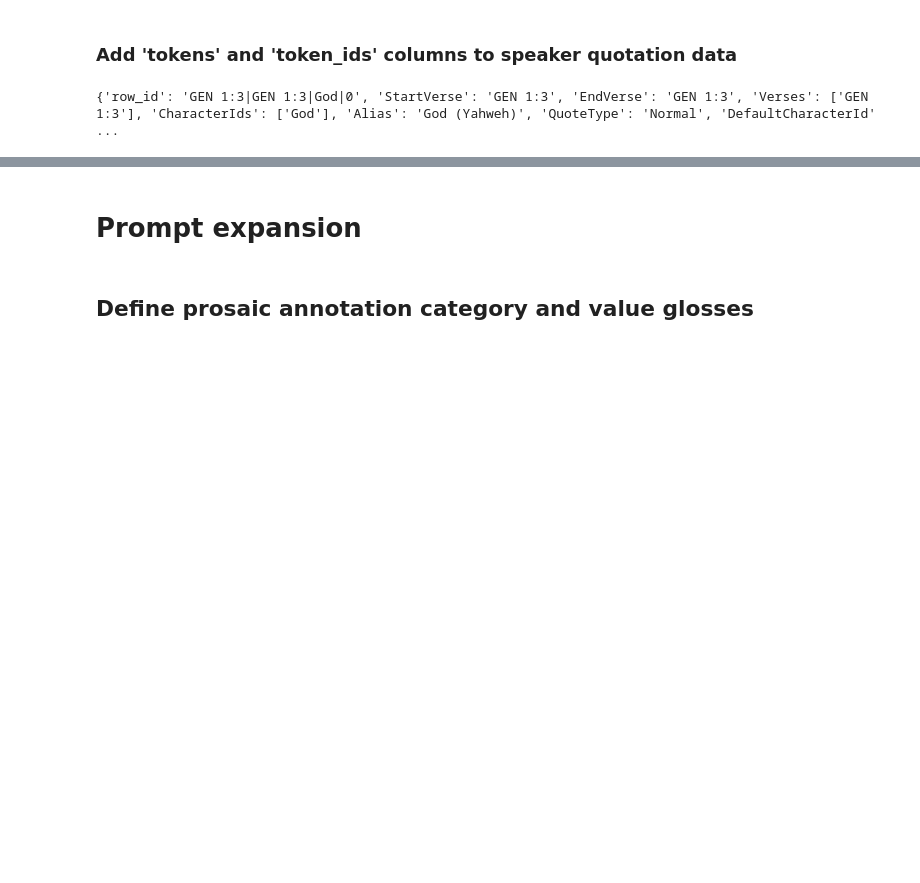
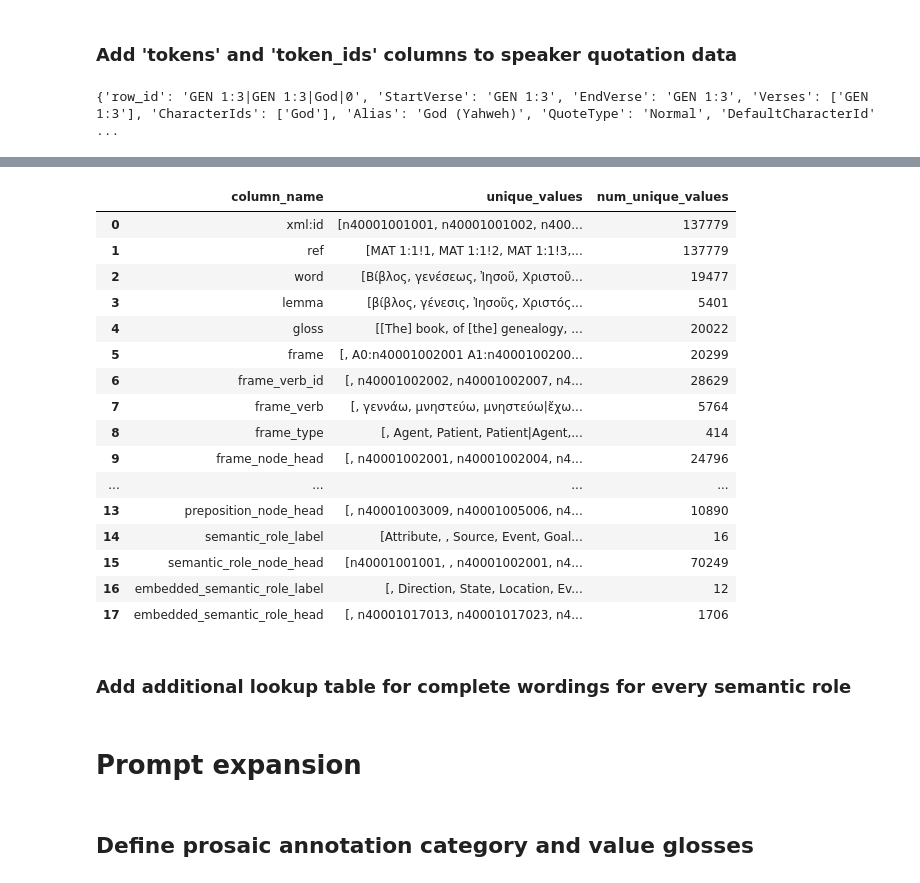
Before and after one commit to ryderwishart/biblical-machine-learning, a Jupyter notebook: gpt-inferences/prompt-expansion.ipynb, the cells around one changed output, grey strips where cells are left out. Drawn from its saved outputs; the diff is of its cells as text; code cells hidden in the pictures; blank space fills up the shorter version.

Commit message:
Add more data types for expansion

```diff
--- a/gpt-inferences/prompt-expansion.ipynb
+++ b/gpt-inferences/prompt-expansion.ipynb
@@ -178,0 +185,6 @@ print(expanded_speaker_data.iloc[0].to_dict())
+# %%
+# Create a dataframe from 'word_level_semantic_data.tsv'. First row is header
+semantic_role_data = pd.read_csv('word_level_semantic_data.tsv', sep='\t', header=0)
+semantic_role_data = semantic_role_data.fillna('')
+for line in semantic_role_data.head(20).to_string().split('\n'):
+    print(line)
@@ -178,0 +209,24 @@ print(expanded_speaker_data.iloc[0].to_dict())
+# %%
+# Create a new dataframe that has each column name in semantic_role_data as a row, and an array of the unique values in that column as the second column, plus the number of unique values as the third column.
+semantic_role_data_summary = pd.DataFrame([[column, semantic_role_data[column].unique(), len(semantic_role_data[column].unique())] for column in semantic_role_data.columns], columns=['column_name', 'unique_values', 'num_unique_values'])
+semantic_role_data_summary
+# %% [output]
+|  | column_name | unique_values | num_unique_values |
+| 0 | xml:id | [n40001001001, n40001001002, n400... | 137779 |
+| 1 | ref | [MAT 1:1!1, MAT 1:1!2, MAT 1:1!3,... | 137779 |
+| 2 | word | [Βίβλος, γενέσεως, Ἰησοῦ, Χριστοῦ... | 19477 |
+| 3 | lemma | [βίβλος, γένεσις, Ἰησοῦς, Χριστός... | 5401 |
+| 4 | gloss | [[The] book, of [the] genealogy, ... | 20022 |
+| 5 | frame | [, A0:n40001002001 A1:n4000100200... | 20299 |
+| 6 | frame_verb_id | [, n40001002002, n40001002007, n4... | 28629 |
+| 7 | frame_verb | [, γεννάω, μνηστεύω, μνηστεύω|ἔχω... | 5764 |
+| 8 | frame_type | [, Agent, Patient, Patient|Agent,... | 414 |
+| 9 | frame_node_head | [, n40001002001, n40001002004, n4... | 24796 |
+| ... | ... | ... | ... |
+| 13 | preposition_node_head | [, n40001003009, n40001005006, n4... | 10890 |
+| 14 | semantic_role_label | [Attribute, , Source, Event, Goal... | 16 |
+| 15 | semantic_role_node_head | [n40001001001, , n40001002001, n4... | 70249 |
+| 16 | embedded_semantic_role_label | [, Direction, State, Location, Ev... | 12 |
+| 17 | embedded_semantic_role_head | [, n40001017013, n40001017023, n4... | 1706 |
+# %% [markdown]
+### Add additional lookup table for complete wordings for every semantic role
```
Also changed, not shown: parts of 35 cells of this notebook.
